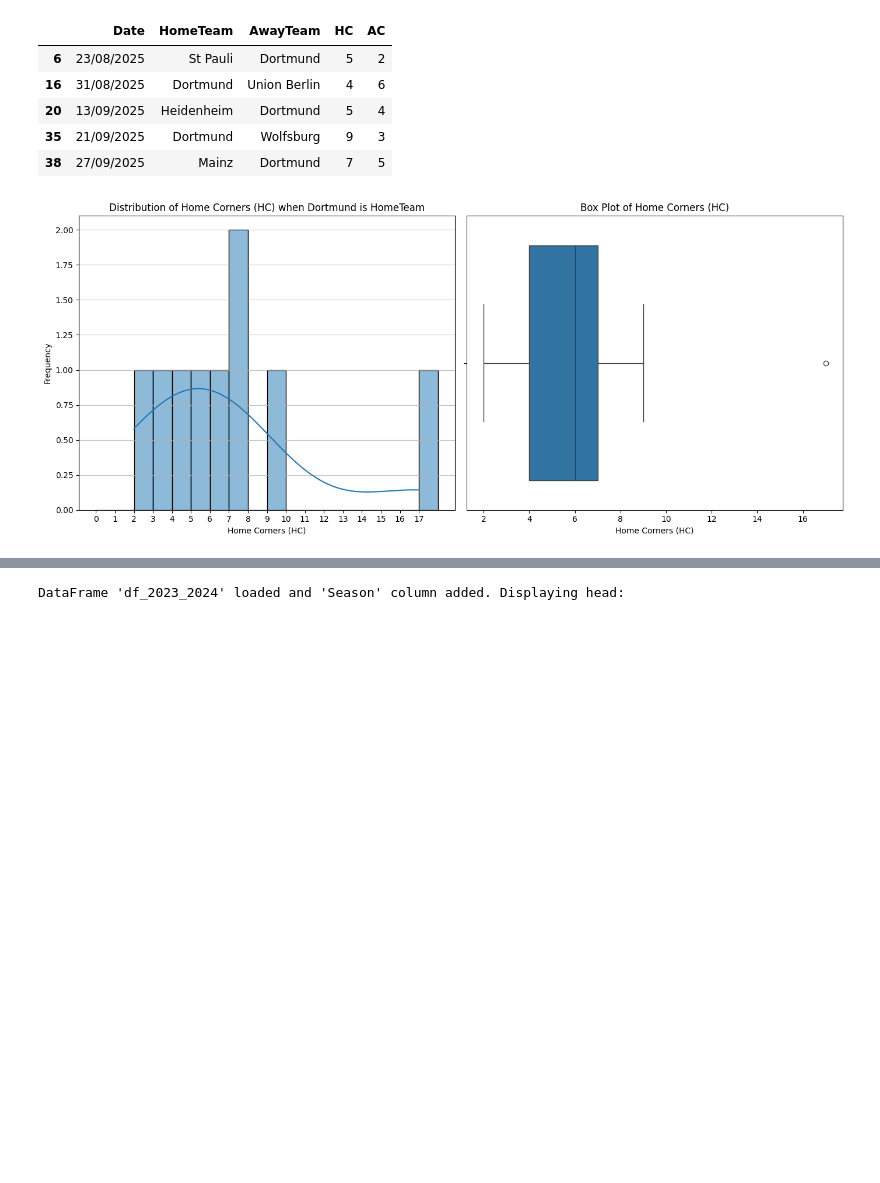
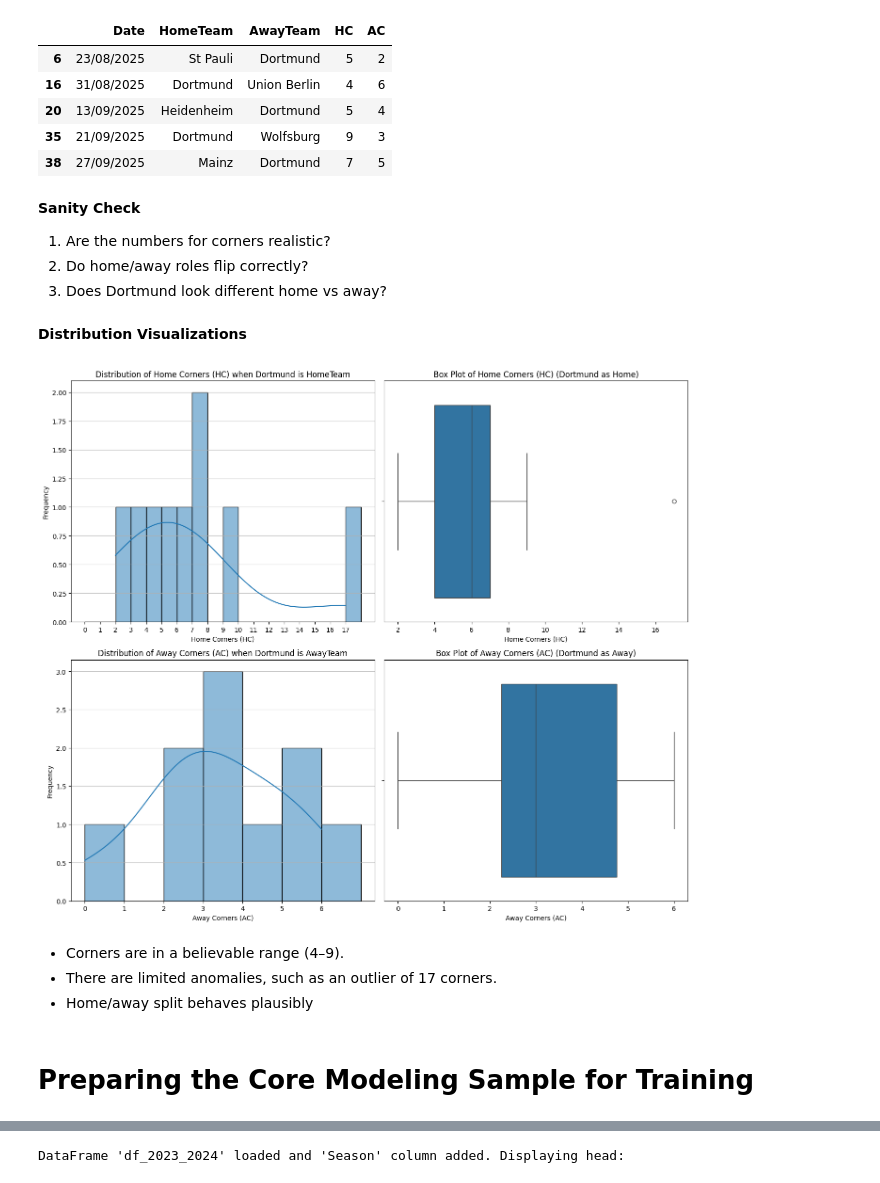
Before and after one commit to Acon3078/corners, a Jupyter notebook: Notebook.ipynb, the cells around one changed output, grey strips where cells are left out. Drawn from its saved outputs; the diff is of its cells as text; code cells hidden in the pictures; blank space fills up the shorter version.

```diff
--- a/Notebook.ipynb
+++ b/Notebook.ipynb
@@ -22,33 +27,71 @@ display(dortmund_df[['Date', 'HomeTeam', 'AwayTeam', 'HC', 'AC']].head())
 | 20 | 13/09/2025 | Heidenheim | Dortmund | 5 | 4 |
 | 35 | 21/09/2025 | Dortmund | Wolfsburg | 9 | 3 |
 | 38 | 27/09/2025 | Mainz | Dortmund | 7 | 5 |
+# %% [markdown]
+**Sanity Check**
+1. Are the numbers for corners realistic?
+2. Do home/away roles flip correctly?
+3. Does Dortmund look different home vs away?
+# %% [markdown]
+**Distribution Visualizations**
 # %%
 import matplotlib.pyplot as plt
 import seaborn as sns
 
-# Filter for Dortmund as HomeTeam
+# Filter for Dortmund as HomeTeam and AwayTeam
 dortmund_home_df = dortmund_df[dortmund_df['HomeTeam'] == 'Dortmund']
+dortmund_away_df = dortmund_df[dortmund_df['AwayTeam'] == 'Dortmund']
 
-# Plot the distribution of HC (histogram) and a box plot side by side
-fig, axes = plt.subplots(1, 2, figsize=(14, 6))
+# Set up two rows of plots:
+# First row = Dortmund as Home (HC), Second row = Dortmund as Away (AC)
+fig, axes = plt.subplots(2, 2, figsize=(14, 12))
 
-# Histogram
-sns.histplot(dortmund_home_df['HC'].dropna(), kde=True,
-             bins=range(0, int(dortmund_home_df['HC'].max()) + 2),
-             ax=axes[0])
-axes[0].set_title('Distribution of Home Corners (HC) when Dortmund is HomeTeam')
-axes[0].set_xlabel('Home Corners (HC)')
-axes[0].set_ylabel('Frequency')
-axes[0].set_xticks(range(0, int(dortmund_home_df['HC'].max()) + 1))
-axes[0].grid(axis='y', alpha=0.75)
+# --- Dortmund as HomeTeam ---
+# Histogram for HC
+sns.histplot(
+    dortmund_home_df['HC'].dropna(),
+    kde=True,
+    bins=range(0, int(dortmund_home_df['HC'].max()) + 2),
+    ax=axes[0, 0]
+)
+axes[0, 0].set_title('Distribution of Home Corners (HC) when Dortmund is HomeTeam')
+axes[0, 0].set_xlabel('Home Corners (HC)')
+axes[0, 0].set_ylabel('Frequency')
+axes[0, 0].set_xticks(range(0, int(dortmund_home_df['HC'].max()) + 1))
+axes[0, 0].grid(axis='y', alpha=0.75)
 
-# Box plot
-sns.boxplot(x=dortmund_home_df['HC'].dropna(), ax=axes[1])
-axes[1].set_title('Box Plot of Home Corners (HC)')
-axes[1].set_xlabel('Home Corners (HC)')
+# Box plot for HC
+sns.boxplot(x=dortmund_home_df['HC'].dropna(), ax=axes[0, 1])
+axes[0, 1].set_title('Box Plot of Home Corners (HC) (Dortmund as Home)')
+axes[0, 1].set_xlabel('Home Corners (HC)')
+
+# --- Dortmund as AwayTeam ---
+# Bar plot for AC (Away Corners)
+sns.histplot(
+    dortmund_away_df['AC'].dropna(),
+    kde=True,
+    bins=range(0, int(dortmund_away_df['AC'].max()) + 2),
+    ax=axes[1, 0]
+)
+axes[1, 0].set_title('Distribution of Away Corners (AC) when Dortmund is AwayTeam')
+axes[1, 0].set_xlabel('Away Corners (AC)')
+axes[1, 0].set_ylabel('Frequency')
+axes[1, 0].set_xticks(range(0, int(dortmund_away_df['AC'].max()) + 1))
+axes[1, 0].grid(axis='y', alpha=0.75)
+
+# Box plot for AC
+sns.boxplot(x=dortmund_away_df['AC'].dropna(), ax=axes[1, 1])
+axes[1, 1].set_title('Box Plot of Away Corners (AC) (Dortmund as Away)')
+axes[1, 1].set_xlabel('Away Corners (AC)')
 
 plt.tight_layout()
 plt.show()
 # %% [output]
-[figure, old version]
+[figure, new version]
+# %% [markdown]
+- Corners are in a believable range (4–9).
+- There are limited anomalies, such as an outlier of 17 corners.
+- Home/away split behaves plausibly
+# %% [markdown]
+# Preparing the Core Modeling Sample for Training
 # %% [markdown]
```
Also changed, not shown: parts of 20 cells of this notebook.
